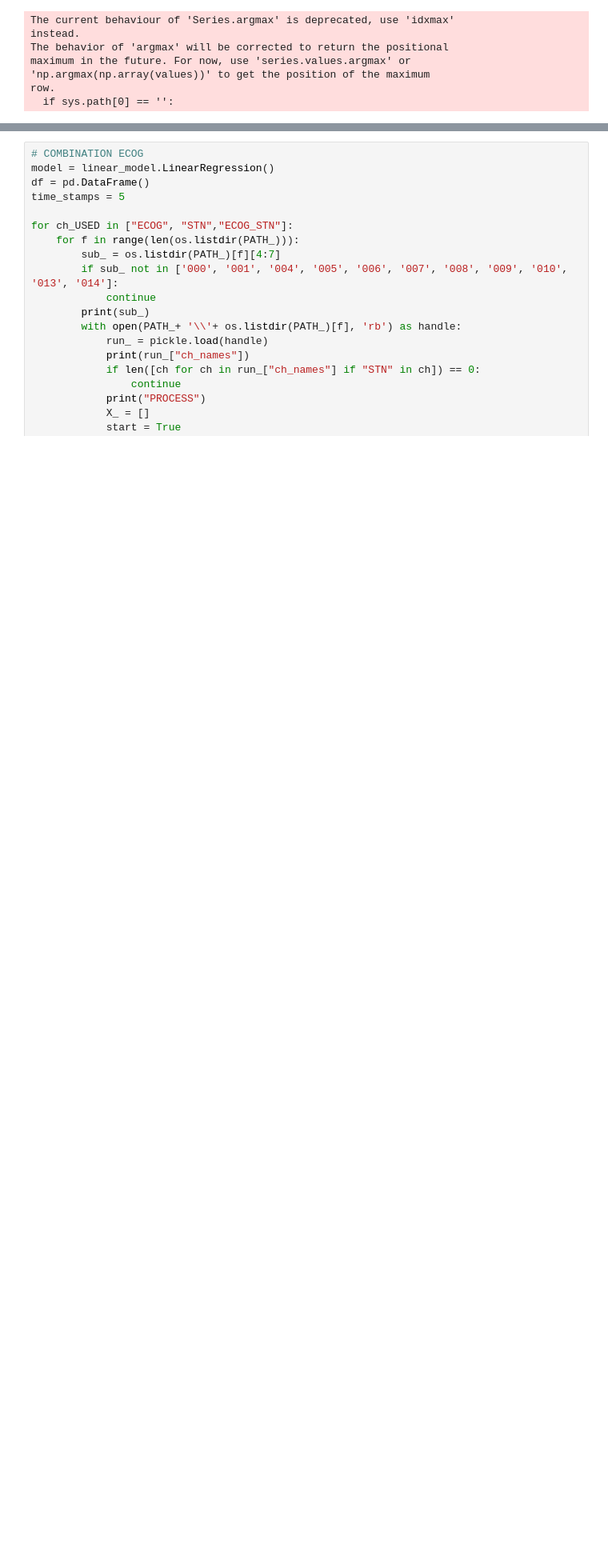
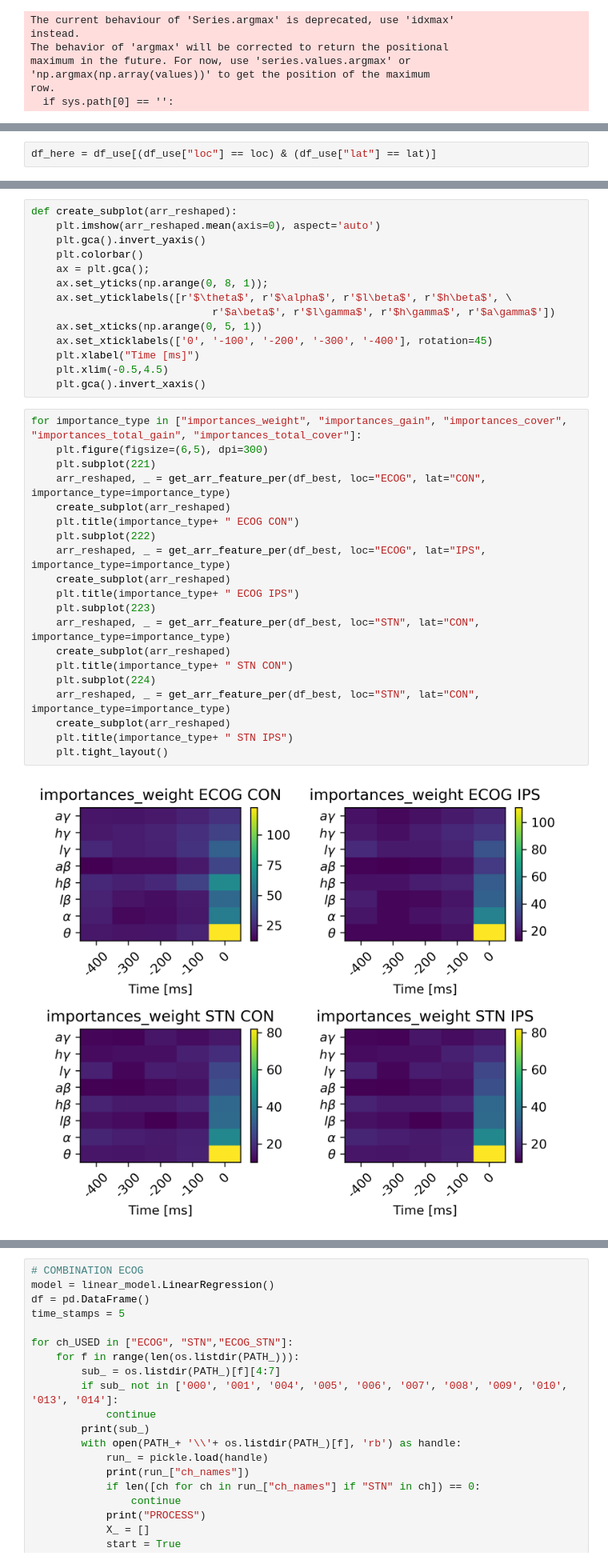
Before and after one commit to neuromodulation/icn, a Jupyter notebook: ECOG_vs_STN/Results_Analysis/ECOG_STN_feature_analysis/test_XGB_same_size_feature_importances.ipynb, the cells around one changed output, grey strips where cells are left out. Shown at 80% size. Saved outputs shown, nothing was run; the diff lists cells and outputs as text; blank space fills up the shorter version.

```diff
--- a/ECOG_vs_STN/Results_Analysis/ECOG_STN_feature_analysis/test_XGB_same_size_feature_importances.ipynb
+++ b/ECOG_vs_STN/Results_Analysis/ECOG_STN_feature_analysis/test_XGB_same_size_feature_importances.ipynb
@@ -280,0 +185,2 @@ icn_permutation_test.permutationTest(df_best[(df_best["lat"]=="IPS") & (df_best[
+# %%
+df_here = df_use[(df_use["loc"] == loc) & (df_use["lat"] == lat)]
@@ -280,0 +227,36 @@ icn_permutation_test.permutationTest(df_best[(df_best["lat"]=="IPS") & (df_best[
+# %%
+def create_subplot(arr_reshaped):
+    plt.imshow(arr_reshaped.mean(axis=0), aspect='auto')
+    plt.gca().invert_yaxis()
+    plt.colorbar()
+    ax = plt.gca();
+    ax.set_yticks(np.arange(0, 8, 1));
+    ax.set_yticklabels([r'$\theta$', r'$\alpha$', r'$l\beta$', r'$h\beta$', \
+                             r'$a\beta$', r'$l\gamma$', r'$h\gamma$', r'$a\gamma$'])
+    ax.set_xticks(np.arange(0, 5, 1))
+    ax.set_xticklabels(['0', '-100', '-200', '-300', '-400'], rotation=45)
+    plt.xlabel("Time [ms]")
+    plt.xlim(-0.5,4.5)
+    plt.gca().invert_xaxis()
+# %%
+for importance_type in ["importances_weight", "importances_gain", "importances_cover", "importances_total_gain", "importances_total_cover"]:
+    plt.figure(figsize=(6,5), dpi=300)
+    plt.subplot(221)
+    arr_reshaped, _ = get_arr_feature_per(df_best, loc="ECOG", lat="CON", importance_type=importance_type)
+    create_subplot(arr_reshaped)
+    plt.title(importance_type+ " ECOG CON")
+    plt.subplot(222)
+    arr_reshaped, _ = get_arr_feature_per(df_best, loc="ECOG", lat="IPS", importance_type=importance_type)
+    create_subplot(arr_reshaped)
+    plt.title(importance_type+ " ECOG IPS")
+    plt.subplot(223)
+    arr_reshaped, _ = get_arr_feature_per(df_best, loc="STN", lat="CON", importance_type=importance_type)
+    create_subplot(arr_reshaped)
+    plt.title(importance_type+ " STN CON")
+    plt.subplot(224)
+    arr_reshaped, _ = get_arr_feature_per(df_best, loc="STN", lat="CON", importance_type=importance_type)
+    create_subplot(arr_reshaped)
+    plt.title(importance_type+ " STN IPS")
+    plt.tight_layout()
+# %% [output]
+[figure, added]
```
Also changed, not shown: parts of 29 cells of this notebook, 1 other file.
